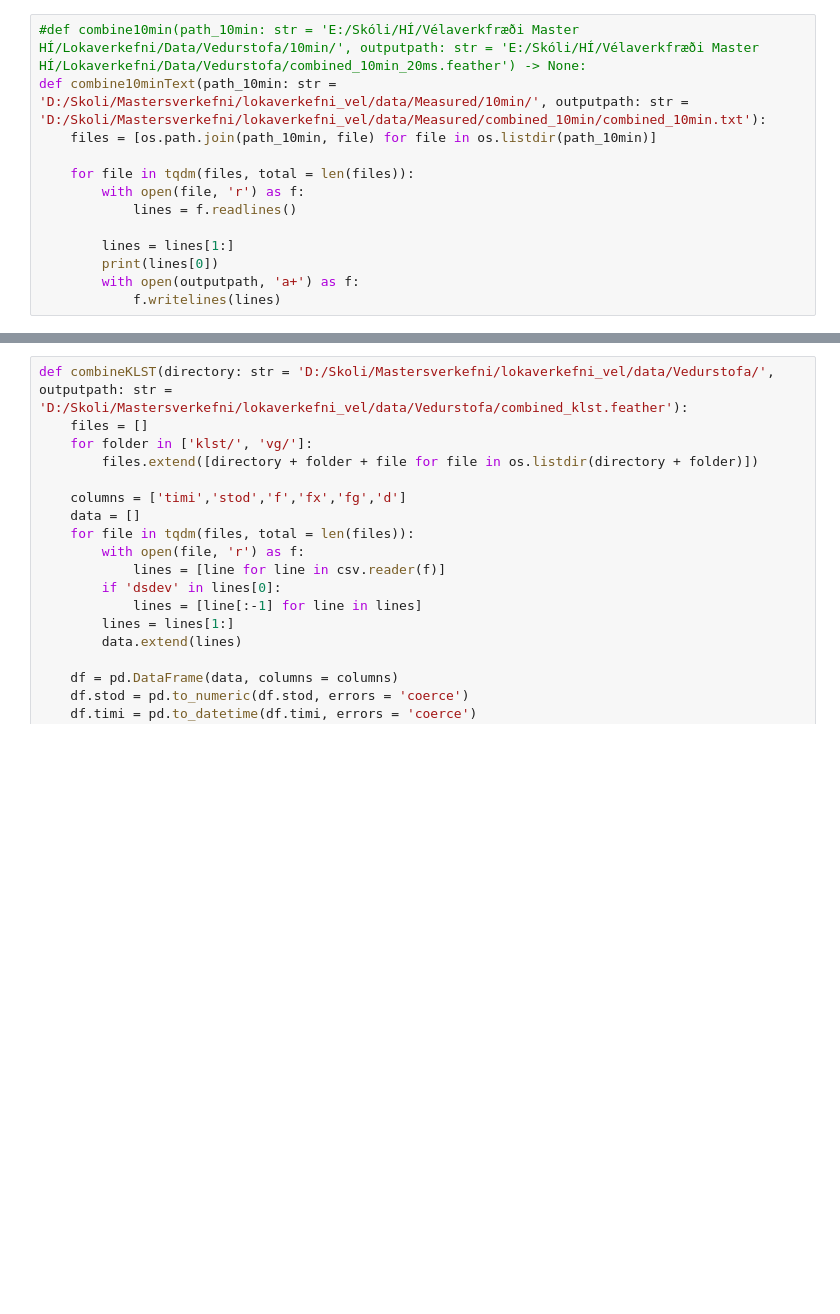
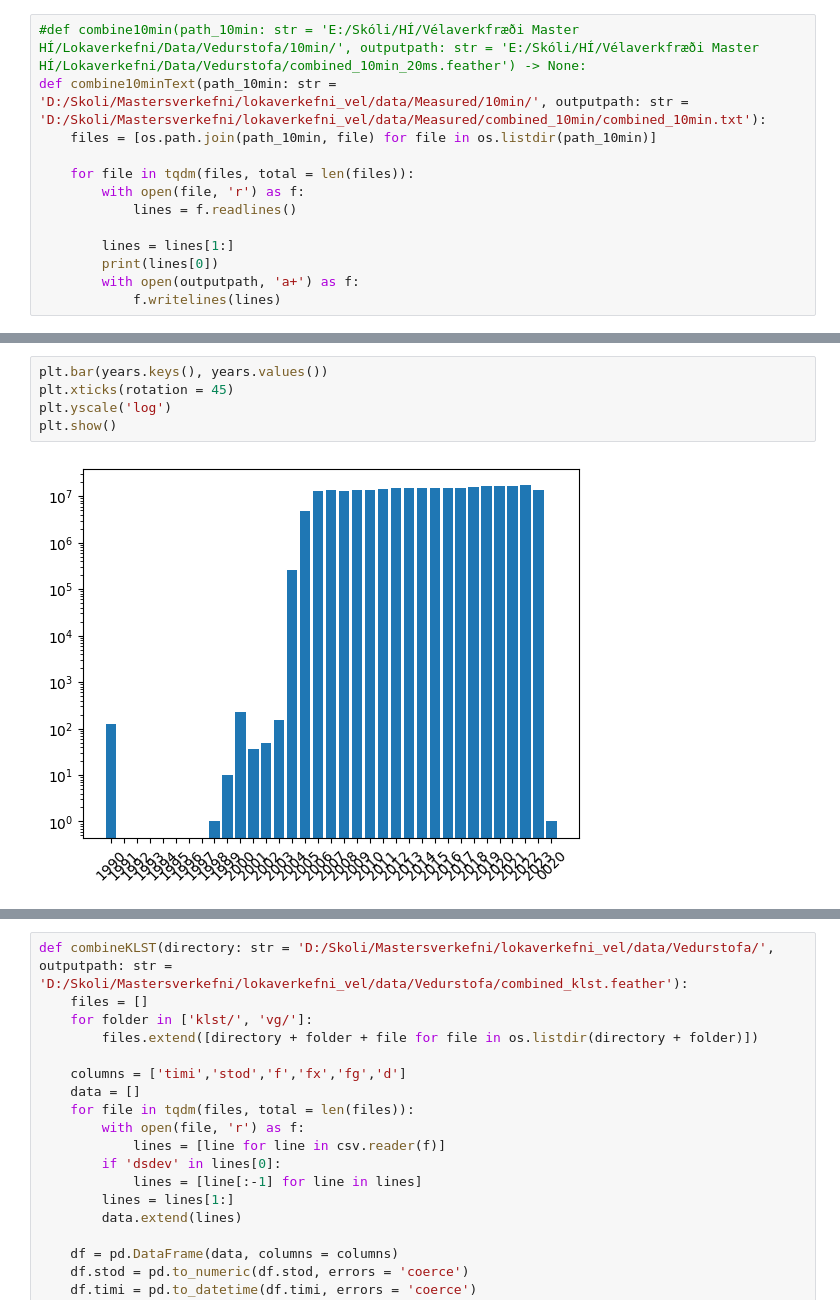
Before and after one commit to BrynjarGeir/lokaverkefni_vel, a Jupyter notebook: code/process_data/filterMeasurements.ipynb, the cells around one changed output, grey strips where cells are left out. Saved outputs shown, nothing was run; the diff lists cells and outputs as text; blank space fills up the shorter version.

```diff
--- a/code/process_data/filterMeasurements.ipynb
+++ b/code/process_data/filterMeasurements.ipynb
@@ -105,0 +272,7 @@ def convertTimiF_Combined10min_toFeather(text_path: str = 'D:/Skoli/Mastersverke
+# %%
+plt.bar(years.keys(), years.values())
+plt.xticks(rotation = 45)
+plt.yscale('log')
+plt.show()
+# %% [output]
+[figure, added]
```
Also changed, not shown: parts of 23 cells of this notebook.
